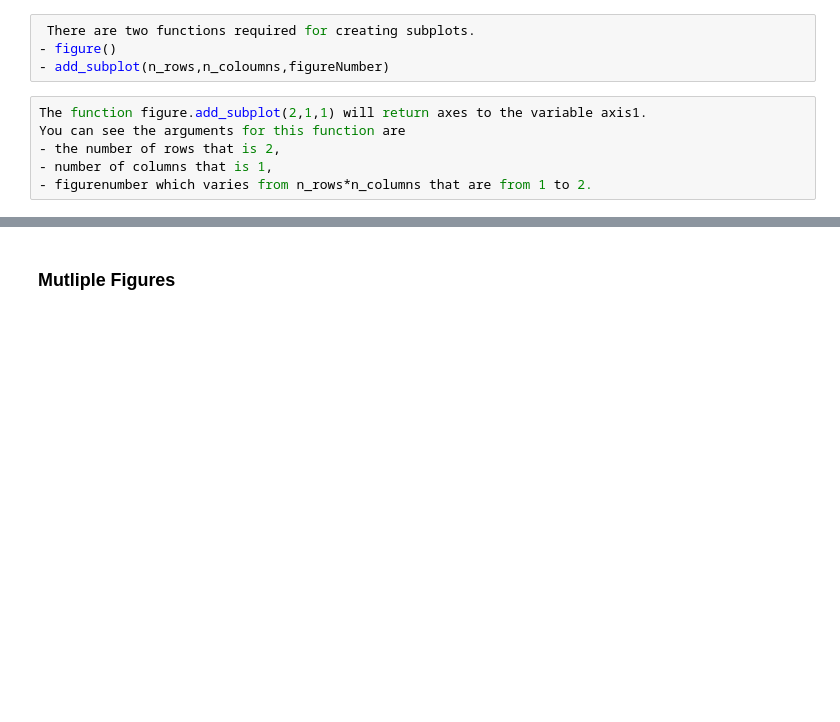
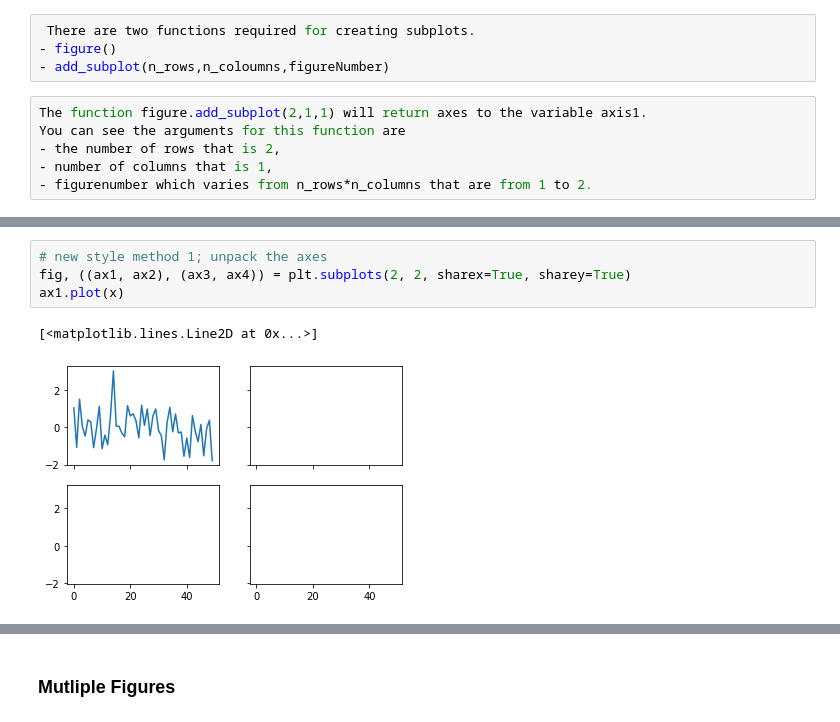
Before and after one commit to k21k/Python-Notes, a Jupyter notebook: Learning Notes/Learning Notes 7 - Matplotlib.ipynb, the cells around one changed output, grey strips where cells are left out. Drawn from its saved outputs; the diff is of its cells as text; blank space fills up the shorter version.

```diff
--- a/Learning Notes/Learning Notes 7 - Matplotlib.ipynb
+++ b/Learning Notes/Learning Notes 7 - Matplotlib.ipynb
@@ -215,0 +240,7 @@ plt.show()
+# %%
+# new style method 1; unpack the axes
+fig, ((ax1, ax2), (ax3, ax4)) = plt.subplots(2, 2, sharex=True, sharey=True)
+ax1.plot(x)
+# %% [output]
+[<matplotlib.lines.Line2D at 0x...>]
+[figure, added]
```
Also changed, not shown: parts of 12 cells of this notebook, 2 other files.
